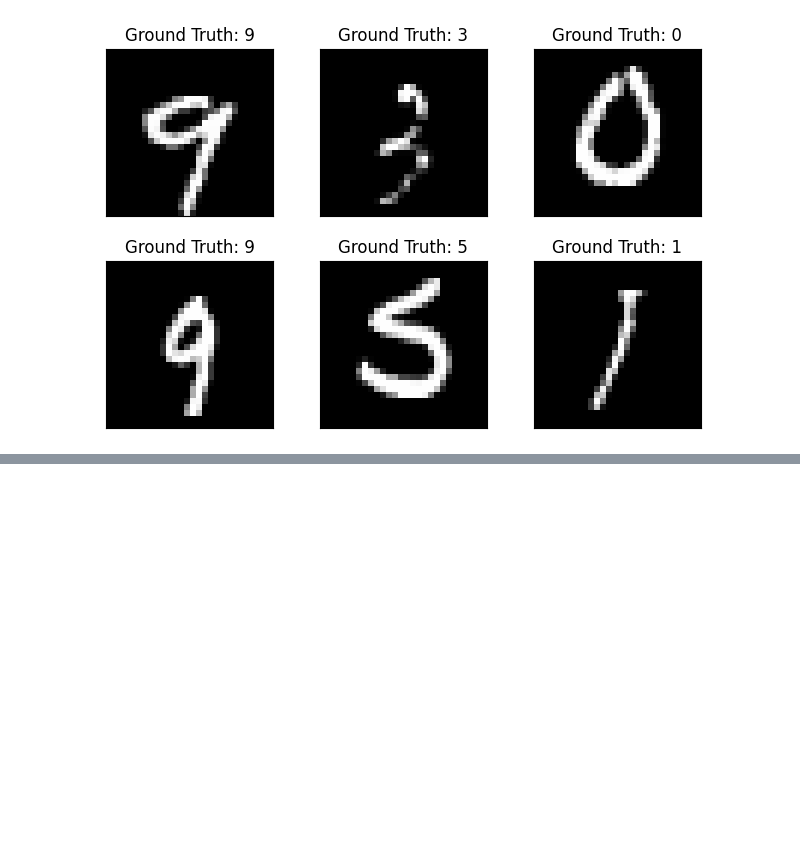
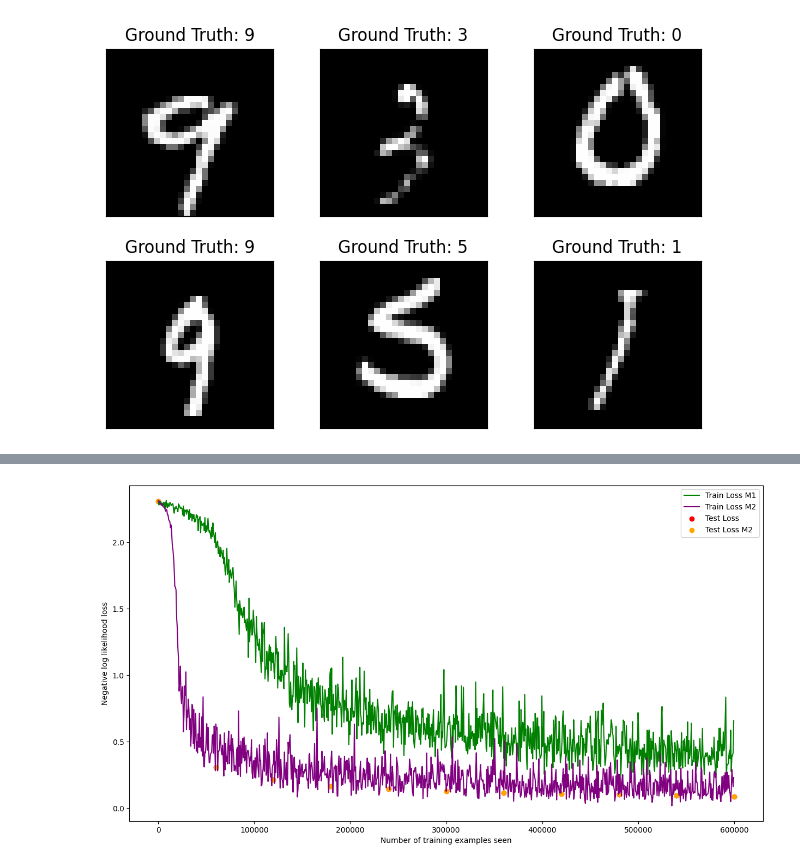
Before and after one commit to iltranqui/learn_anything, a Jupyter notebook: ComputerVision/CNN_imageclassification.ipynb, the cells around one changed output, grey strips where cells are left out. Drawn from its saved outputs; the diff is of its cells as text; code cells hidden in the pictures; blank space fills up the shorter version.

```diff
--- a/ComputerVision/CNN_imageclassification.ipynb
+++ b/ComputerVision/CNN_imageclassification.ipynb
@@ -174,0 +248,9 @@ fig
+# %%
+train_losses_m1 = train_losses
+train_counter_m1 = train_counter
+test_losses_m1 = test_losses
+test_counter_m1 = test_counter
+train_losses = []
+train_counter = []
+test_losses = []
+test_counter = [i*len(train_loader.dataset) for i in range(n_epochs + 1)]
@@ -174,0 +293,31 @@ fig
+# %%
+train_losses_m2 = train_losses
+train_counter_m2 = train_counter
+test_losses_m2 = test_losses
+test_counter_m2 = test_counter
+
+fig = plt.figure(figsize=([15,8]))
+
+# Plotting additional train_counter_m1 and train_losses_m1
+plt.plot(train_counter_m1, train_losses_m1, color='green')
+
+# Plotting additional train_counter_m2 and train_losses_m2
+plt.plot(train_counter_m2, train_losses_m2, color='purple')
+
+# Scatter plot for test_counter and test_losses
+plt.scatter(test_counter, test_losses, color='red')
+
+# Scatter plot for test_counter_m2 and test_losses_m2
+plt.scatter(test_counter_m2, test_losses_m2, color='orange')
+
+# Adding legend for all plotted lines
+plt.legend(['Train Loss M1', 'Train Loss M2', 'Test Loss', 'Test Loss M2'], loc='upper right')
+
+# Labels for x and y axes
+plt.xlabel('Number of training examples seen')
+plt.ylabel('Negative log likelihood loss')
+
+# Display the plot
+plt.show()
+# %% [output]
+[figure, added]
```
Also changed, not shown: parts of 23 cells of this notebook, 1 other file.
